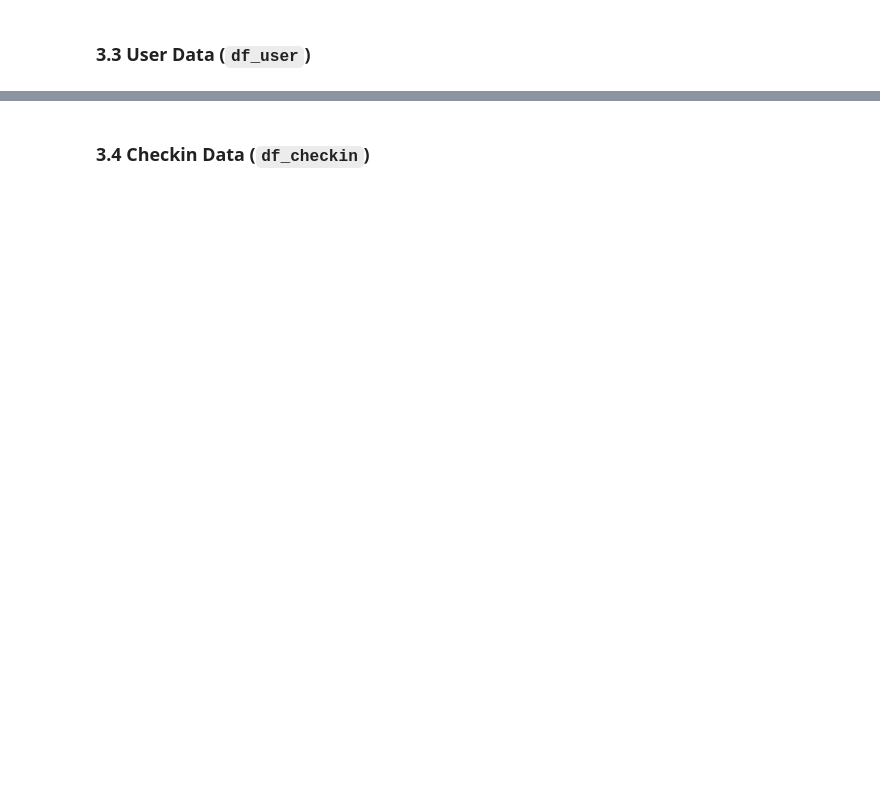
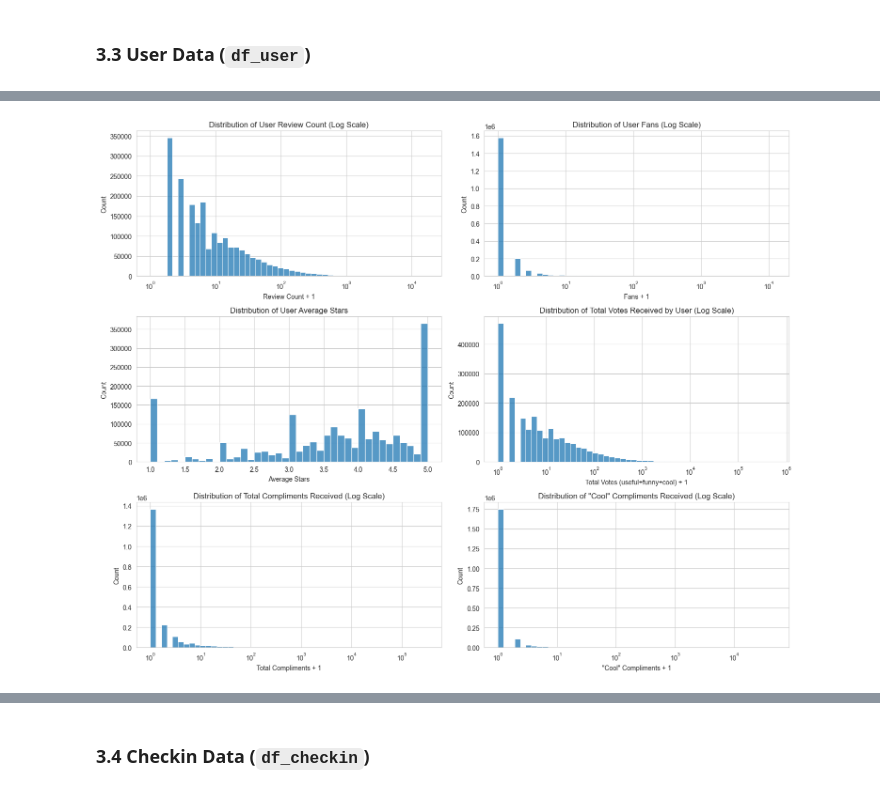
Before and after one commit to AmanNarendraAli/DSMProject, a Jupyter notebook: scripts/EDA.ipynb, the cells around one changed output, grey strips where cells are left out. Saved outputs shown, nothing was run; the diff lists cells and outputs as text; code cells hidden in the pictures; blank space fills up the shorter version.

```diff
--- a/scripts/EDA.ipynb
+++ b/scripts/EDA.ipynb
@@ -369,39 +633,60 @@ print(df_user.isnull().sum())
 # %%
-# Explore numerical features: review_count, fans, average_stars, votes, compliments
-print("\nNumerical Features Description:")
-cols_to_describe = ['review_count', 'useful', 'funny', 'cool', 'fans', 'average_stars',
-                    'compliment_hot', 'compliment_more', 'compliment_profile', 'compliment_cute',
-                    'compliment_list', 'compliment_note', 'compliment_plain', 'compliment_cool',
-                    'compliment_funny', 'compliment_writer', 'compliment_photos']
-display(df_user[cols_to_describe].describe())
+# Explore numerical features: review_count, fans, average_stars, votes, compliments (only if loaded)
+if df_user is not None:
+    print("\nNumerical Features Description:")
+    cols_to_describe = ['review_count', 'useful', 'funny', 'cool', 'fans', 'average_stars',
+                        'compliment_hot', 'compliment_more', 'compliment_profile', 'compliment_cute',
+                        'compliment_list', 'compliment_note', 'compliment_plain', 'compliment_cool',
+                        'compliment_funny', 'compliment_writer', 'compliment_photos']
+    # Filter out columns that might not exist if dataset schema changed
+    cols_to_describe = [col for col in cols_to_describe if col in df_user.columns]
+    display(df_user[cols_to_describe].describe())
 
-# Plot distributions for key numerical features (using log scale where needed)
-plt.figure(figsize=(15, 10))
+    # Add helper columns for total votes and compliments before plotting
+    df_user['total_votes'] = df_user['useful'] + df_user['funny'] + df_user['cool']
+    compliment_cols = [col for col in df_user.columns if col.startswith('compliment_')]
+    df_user['total_compliments'] = df_user[compliment_cols].sum(axis=1)
 
-plt.subplot(2, 3, 1)
-sns.histplot(df_user['review_count'] + 1, bins=50, log_scale=True)
-plt.title('Distribution of User Review Count (Log Scale)')
 
-plt.subplot(2, 3, 2)
-sns.histplot(df_user['fans'] + 1, bins=50, log_scale=True)
-plt.title('Distribution of User Fans (Log Scale)')
+    # Plot distributions for key numerical features (using log scale where needed)
+    plt.figure(figsize=(15, 12)) # Increased size for more plots
 
-plt.subplot(2, 3, 3)
-sns.histplot(df_user['average_stars'], bins=20, kde=False)
-plt.title('Distribution of User Average Stars')
+    plt.subplot(3, 2, 1) # Changed grid to 3x2
+    sns.histplot(df_user['review_count'] + 1, bins=50, log_scale=True)
+    plt.title('Distribution of User Review Count (Log Scale)')
+    plt.xlabel('Review Count + 1')
 
-# Sum of votes given by user
-df_user['total_votes'] = df_user['useful'] + df_user['funny'] + df_user['cool']
-plt.subplot(2, 3, 4)
-sns.histplot(df_user['total_votes'] + 1, bins=50, log_scale=True)
-plt.title('Distribution of Total Votes Given (Log Scale)')
+    plt.subplot(3, 2, 2)
+    sns.histplot(df_user['fans'] + 1, bins=50, log_scale=True)
+    plt.title('Distribution of User Fans (Log Scale)')
+    plt.xlabel('Fans + 1')
 
-# Sum of compliments received by user
-compliment_cols = [col for col in df_user.columns if col.startswith('compliment_')]
-df_user['total_compliments'] = df_user[compliment_cols].sum(axis=1)
-plt.subplot(2, 3, 5)
-sns.histplot(df_user['total_compliments'] + 1, bins=50, log_scale=True)
-plt.title('Distribution of Total Compliments Received (Log Scale)')
+    plt.subplot(3, 2, 3)
+    sns.histplot(df_user['average_stars'], bins=40, kde=False) # More bins for average stars
+    plt.title('Distribution of User Average Stars')
+    plt.xlabel('Average Stars')
 
-plt.tight_layout()
-plt.show()
+
+    plt.subplot(3, 2, 4)
+    sns.histplot(df_user['total_votes'] + 1, bins=50, log_scale=True)
+    plt.title('Distribution of Total Votes Received by User (Log Scale)')
+    plt.xlabel('Total Votes (useful+funny+cool) + 1')
+
+
+    plt.subplot(3, 2, 5)
+    sns.histplot(df_user['total_compliments'] + 1, bins=50, log_scale=True)
+    plt.title('Distribution of Total Compliments Received (Log Scale)')
+    plt.xlabel('Total Compliments + 1')
+
+    # Added: Distribution of one specific compliment type for comparison
+    plt.subplot(3, 2, 6)
+    sns.histplot(df_user['compliment_cool'] + 1, bins=50, log_scale=True)
+    plt.title('Distribution of "Cool" Compliments Received (Log Scale)')
+    plt.xlabel('"Cool" Compliments + 1')
+
+
+    plt.tight_layout()
+    plt.show()
+else:
+    print("User data was not loaded. Skipping numerical exploration.")
+# %% [output]
@@ -408 +703,2 @@ plt.show()
+[figure, added]
 # %%
```
Also changed, not shown: parts of 41 cells of this notebook.
